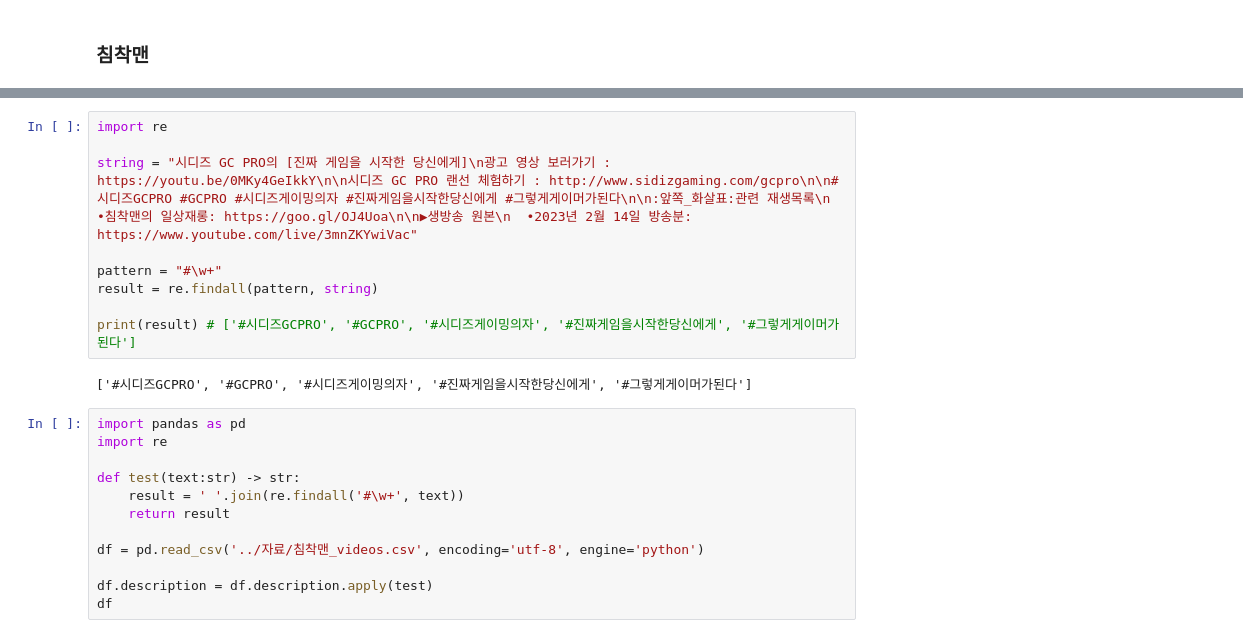
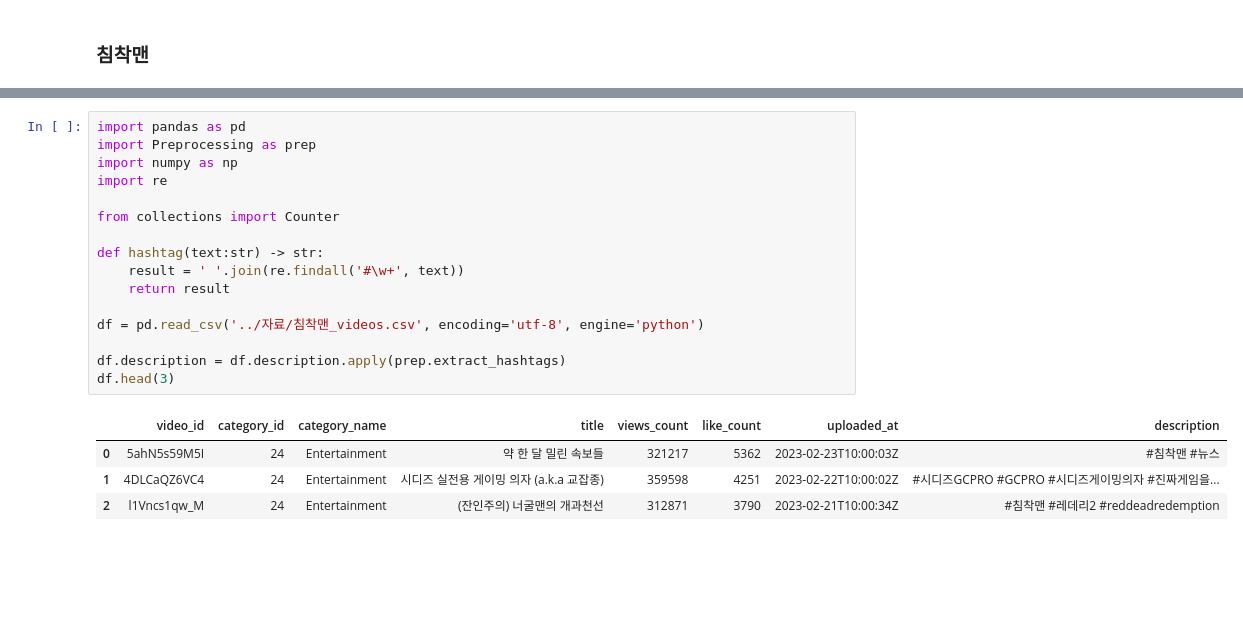
Before and after one commit to kimhyunso/coper-project, a Jupyter notebook: practice_analysis_dowon.ipynb, the cells around one changed output, grey strips where cells are left out. Drawn from its saved outputs; the diff is of its cells as text; blank space fills up the shorter version.

```diff
--- a/practice_analysis_dowon.ipynb
+++ b/practice_analysis_dowon.ipynb
@@ -646,23 +575,21 @@ df_chim_video.loc[df_chim_video.views_count < x_bar,].sort_values(by='views_coun
-# %%
-import re
-
-string = "시디즈 GC PRO의 [진짜 게임을 시작한 당신에게]\n광고 영상 보러가기 : https://youtu.be/0MKy4GeIkkY\n\n시디즈 GC PRO 랜선 체험하기 : http://www.sidizgaming.com/gcpro\n\n#시디즈GCPRO #GCPRO #시디즈게이밍의자 #진짜게임을시작한당신에게 #그렇게게이머가된다\n\n:앞쪽_화살표:관련 재생목록\n  •침착맨의 일상재롱: https://goo.gl/OJ4Uoa\n\n▶생방송 원본\n  •2023년 2월 14일 방송분: https://www.youtube.com/live/3mnZKYwiVac"
-
-pattern = "#\w+"
-result = re.findall(pattern, string)
-
-print(result) # ['#시디즈GCPRO', '#GCPRO', '#시디즈게이밍의자', '#진짜게임을시작한당신에게', '#그렇게게이머가된다']
-# %% [output]
-['#시디즈GCPRO', '#GCPRO', '#시디즈게이밍의자', '#진짜게임을시작한당신에게', '#그렇게게이머가된다']
 # %%
 import pandas as pd
+import Preprocessing as prep
+import numpy as np
 import re
 
-def test(text:str) -> str:
+from collections import Counter
+
+def hashtag(text:str) -> str:
     result = ' '.join(re.findall('#\w+', text))
     return result
 
 df = pd.read_csv('../자료/침착맨_videos.csv', encoding='utf-8', engine='python')
 
-df.description = df.description.apply(test)
-df
+df.description = df.description.apply(prep.extract_hashtags)
+df.head(3)
+# %% [output]
+|  | video_id | category_id | category_name | title | views_count | like_count | uploaded_at | description |
+| 0 | 5ahN5s59M5I | 24 | Entertainment | 약 한 달 밀린 속보들 | 321217 | 5362 | 2023-02-23T10:00:03Z | #침착맨 #뉴스 |
+| 1 | 4DLCaQZ6VC4 | 24 | Entertainment | 시디즈 실전용 게이밍 의자 (a.k.a 교잡종) | 359598 | 4251 | 2023-02-22T10:00:02Z | #시디즈GCPRO #GCPRO #시디즈게이밍의자 #진짜게임을... |
+| 2 | l1Vncs1qw_M | 24 | Entertainment | (잔인주의) 너굴맨의 개과천선 | 312871 | 3790 | 2023-02-21T10:00:34Z | #침착맨 #레데리2 #reddeadredemption |
```
Also changed, not shown: parts of 11 cells of this notebook, 1 other file.
